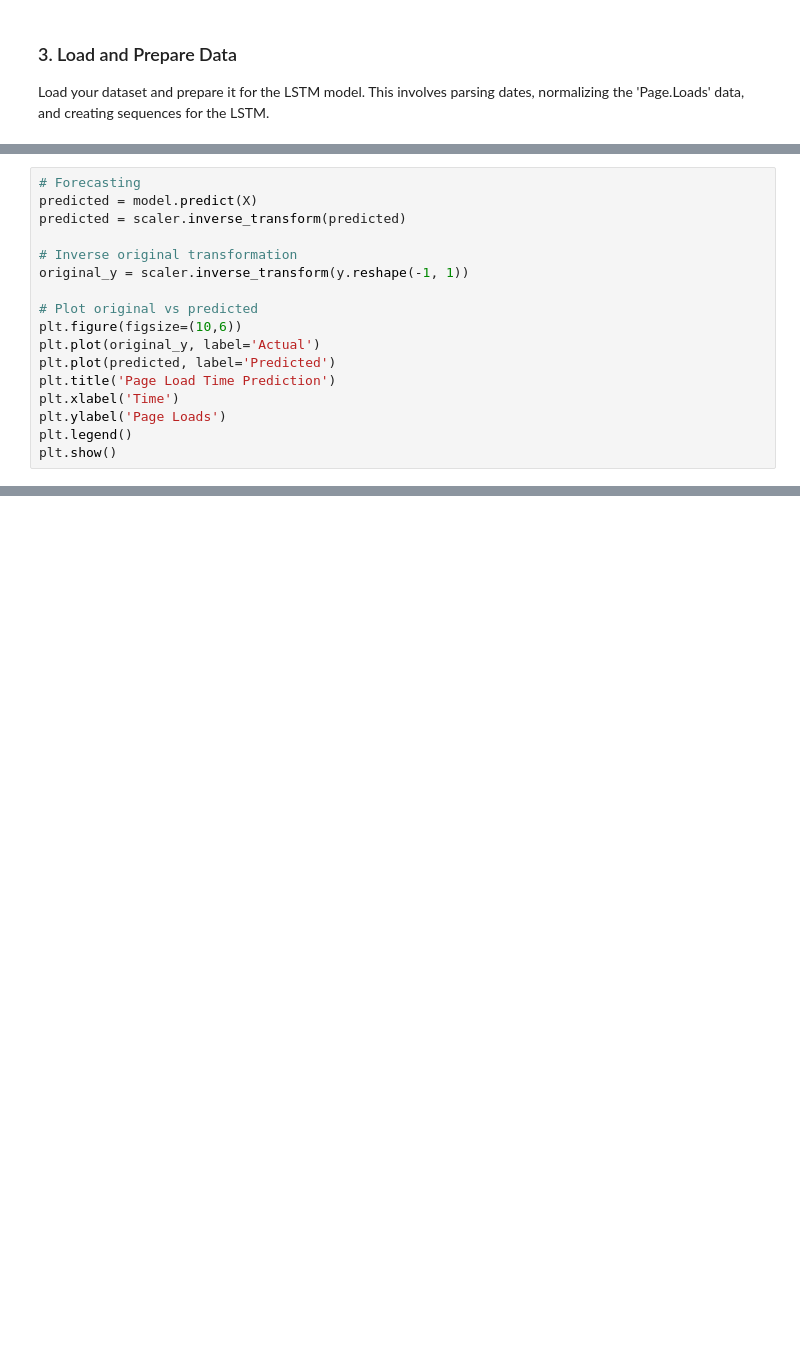
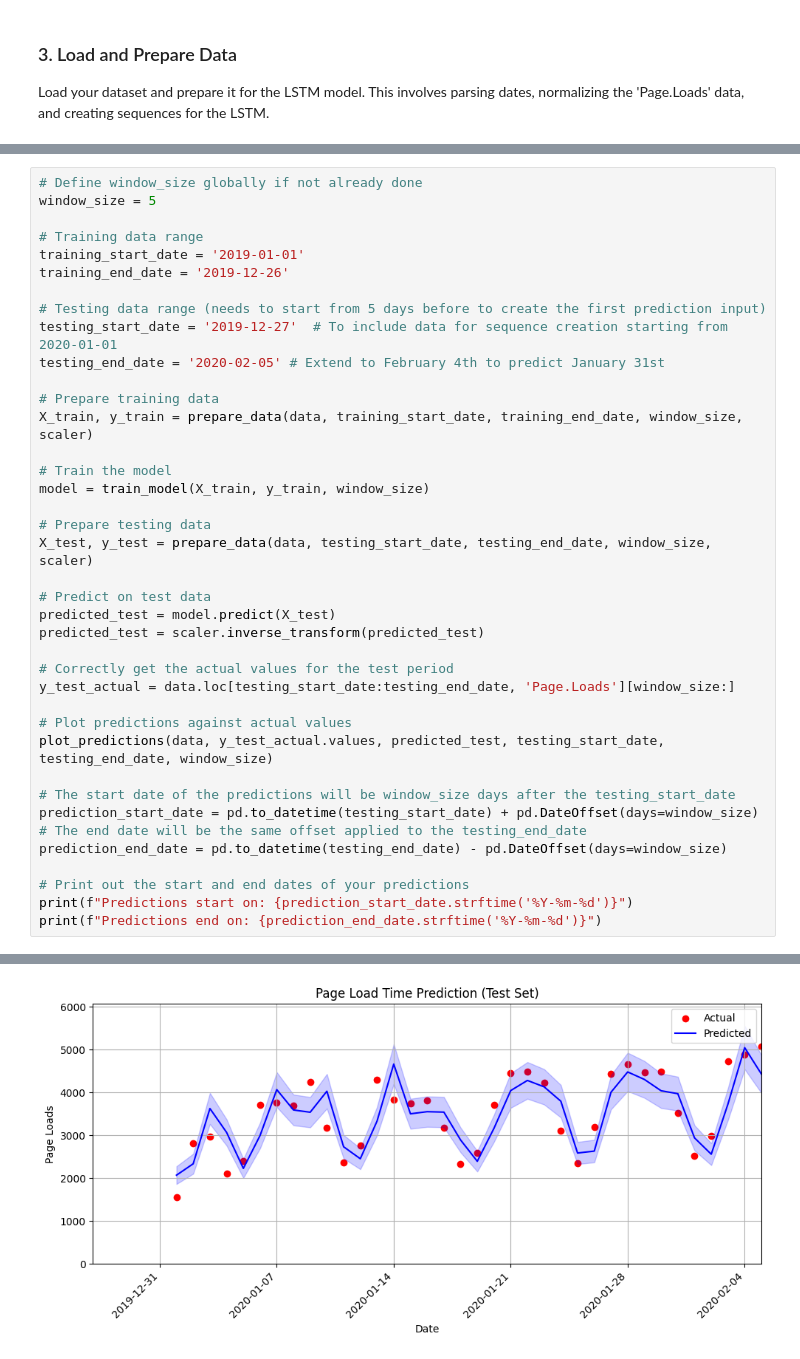
Before and after one commit to sebgro98/traffic-prediction, a Jupyter notebook: LSTM_Forecast.ipynb, the cells around one changed output, grey strips where cells are left out. Saved outputs shown, nothing was run; the diff lists cells and outputs as text; blank space fills up the shorter version.

Commit message:
Done with LSTM?

```diff
--- a/LSTM_Forecast.ipynb
+++ b/LSTM_Forecast.ipynb
@@ -117,17 +75,0 @@ plt.show()
-# %%
-# Forecasting
-predicted = model.predict(X)
-predicted = scaler.inverse_transform(predicted)
-
-# Inverse original transformation
-original_y = scaler.inverse_transform(y.reshape(-1, 1))
-
-# Plot original vs predicted
-plt.figure(figsize=(10,6))
-plt.plot(original_y, label='Actual')
-plt.plot(predicted, label='Predicted')
-plt.title('Page Load Time Prediction')
-plt.xlabel('Time')
-plt.ylabel('Page Loads')
-plt.legend()
-plt.show()
@@ -136,0 +129,40 @@ plt.show()
+# %%
+# Define window_size globally if not already done
+window_size = 5
+
+# Training data range
+training_start_date = '2019-01-01'
+training_end_date = '2019-12-26'
+
+# Testing data range (needs to start from 5 days before to create the first prediction input)
+testing_start_date = '2019-12-27'  # To include data for sequence creation starting from 2020-01-01
+testing_end_date = '2020-02-05' # Extend to February 4th to predict January 31st
+
+# Prepare training data
+X_train, y_train = prepare_data(data, training_start_date, training_end_date, window_size, scaler)
+
+# Train the model
+model = train_model(X_train, y_train, window_size)
+
+# Prepare testing data
+X_test, y_test = prepare_data(data, testing_start_date, testing_end_date, window_size, scaler)
+
+# Predict on test data
+predicted_test = model.predict(X_test)
+predicted_test = scaler.inverse_transform(predicted_test)
+
+# Correctly get the actual values for the test period
+y_test_actual = data.loc[testing_start_date:testing_end_date, 'Page.Loads'][window_size:]
+
+# Plot predictions against actual values
+plot_predictions(data, y_test_actual.values, predicted_test, testing_start_date, testing_end_date, window_size)
+
+# The start date of the predictions will be window_size days after the testing_start_date
+prediction_start_date = pd.to_datetime(testing_start_date) + pd.DateOffset(days=window_size)
+# The end date will be the same offset applied to the testing_end_date
+prediction_end_date = pd.to_datetime(testing_end_date) - pd.DateOffset(days=window_size)
+
+# Print out the start and end dates of your predictions
+print(f"Predictions start on: {prediction_start_date.strftime('%Y-%m-%d')}")
+print(f"Predictions end on: {prediction_end_date.strftime('%Y-%m-%d')}")
+# %% [output]
@@ -136,0 +188 @@ plt.show()
+[figure, added]
```
Also changed, not shown: parts of 19 cells of this notebook, 1 other file.
